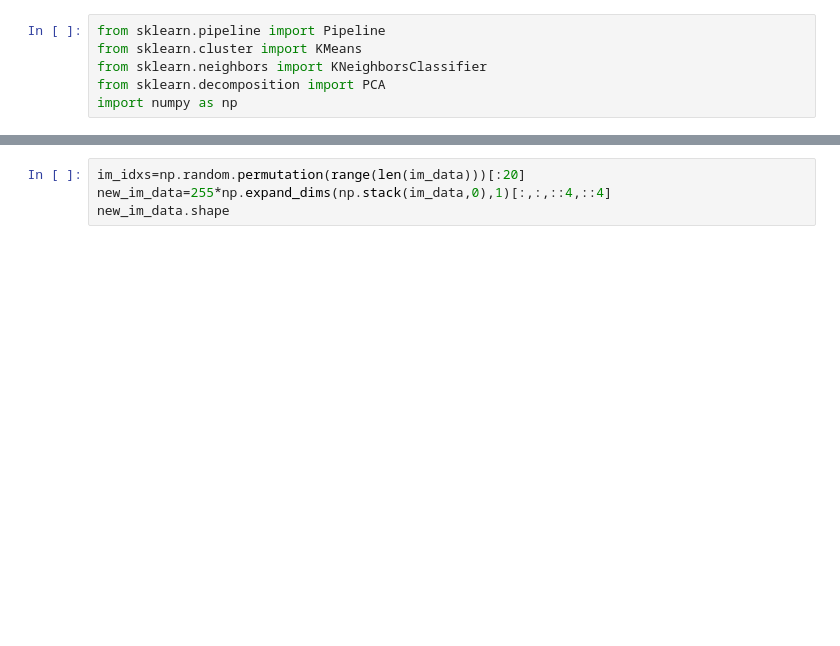
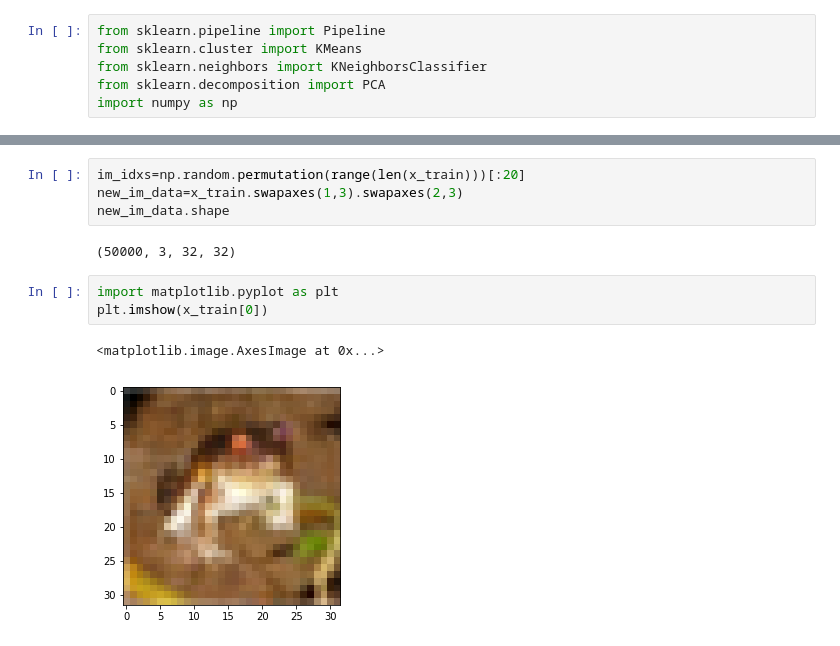
Before and after one commit to 4Quant/pyqae, a Jupyter notebook: notebooks/Pipelines/pyqae demo.ipynb, the cells around one changed output, grey strips where cells are left out. Saved outputs shown, nothing was run; the diff lists cells and outputs as text; blank space fills up the shorter version.

```diff
--- a/notebooks/Pipelines/pyqae demo.ipynb
+++ b/notebooks/Pipelines/pyqae demo.ipynb
@@ -79,6 +76,14 @@ NameError: name 'im_data' is not defined
 # %%
-im_idxs=np.random.permutation(range(len(im_data)))[:20]
-new_im_data=255*np.expand_dims(np.stack(im_data,0),1)[:,:,::4,::4]
+im_idxs=np.random.permutation(range(len(x_train)))[:20]
+new_im_data=x_train.swapaxes(1,3).swapaxes(2,3)
 new_im_data.shape
+# %% [output]
+(50000, 3, 32, 32)
+# %%
+import matplotlib.pyplot as plt
+plt.imshow(x_train[0])
+# %% [output]
+<matplotlib.image.AxesImage at 0x...>
+[figure, added]
 # %%
 %%time
```
Also changed, not shown: parts of 25 cells of this notebook, 2 other files.
